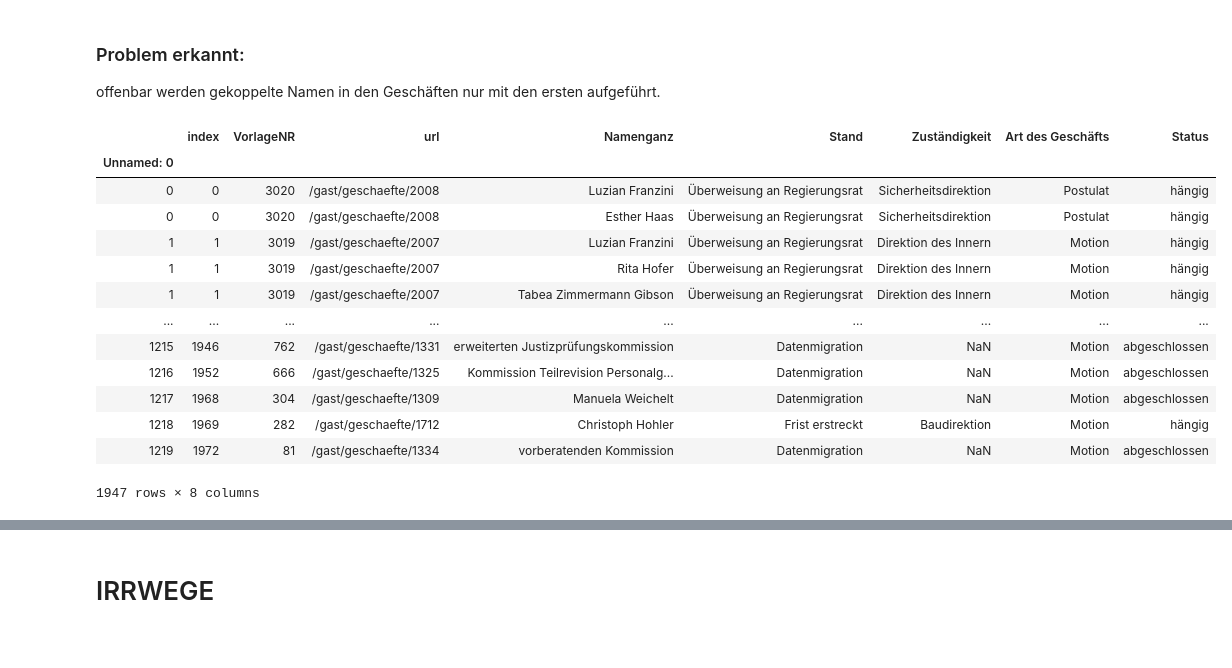
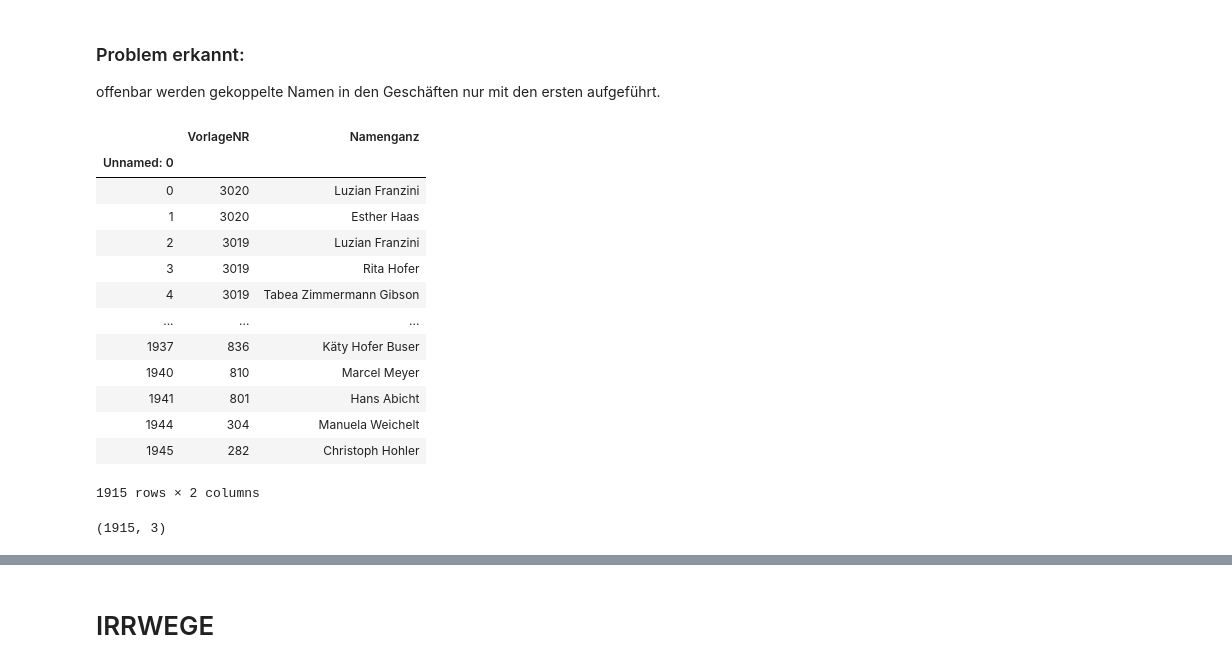
Before and after one commit to ZoeGwerder/cas-ddj, a Jupyter notebook: Projekt Kantonsrat/02 Namen aus Geschäftsnamen rausziehen mit Split.ipynb, the cells around one changed output, grey strips where cells are left out. Cells and saved outputs as stored; diff of their text form; code cells hidden in the pictures.

Commit message:
ein tag
DAten bereinigt bis zur Plottreife

```diff
--- a/Projekt Kantonsrat/02 Namen aus Geschäftsnamen rausziehen mit Split.ipynb
+++ b/Projekt Kantonsrat/02 Namen aus Geschäftsnamen rausziehen mit Split.ipynb
@@ -123,20 +128,23 @@ df_ex[df_ex['Namenganz'].str.contains("Langenegger")]
+# %%
+# Hier nun das im Excel bereinigte Sheet
+df_ex_ber=pd.read_excel("KRFrames/df_ex_cl_geputzt.xlsx")
 # %% [markdown]
 ### Problem erkannt:
 offenbar werden gekoppelte Namen in den Geschäften nur mit den ersten aufgeführt.
 # %%
-df_ex.set_index("Unnamed: 0")
+df_ex_ber.set_index("Unnamed: 0")
 # %% [output]
-|  | index | VorlageNR | url | Namenganz | Stand | Zuständigkeit | Art des Geschäfts | Status |
-| Unnamed: 0 |  |  |  |  |  |  |  |  |
-| 0 | 0 | 3020 | /gast/geschaefte/2008 | Luzian Franzini | Überweisung an Regierungsrat | Sicherheitsdirektion | Postulat | hängig |
-| 0 | 0 | 3020 | /gast/geschaefte/2008 | Esther Haas | Überweisung an Regierungsrat | Sicherheitsdirektion | Postulat | hängig |
-| 1 | 1 | 3019 | /gast/geschaefte/2007 | Luzian Franzini | Überweisung an Regierungsrat | Direktion des Innern | Motion | hängig |
-| 1 | 1 | 3019 | /gast/geschaefte/2007 | Rita Hofer | Überweisung an Regierungsrat | Direktion des Innern | Motion | hängig |
-| 1 | 1 | 3019 | /gast/geschaefte/2007 | Tabea Zimmermann Gibson | Überweisung an Regierungsrat | Direktion des Innern | Motion | hängig |
-| ... | ... | ... | ... | ... | ... | ... | ... | ... |
-| 1215 | 1946 | 762 | /gast/geschaefte/1331 | erweiterten Justizprüfungskommission | Datenmigration | NaN | Motion | abgeschlossen |
-| 1216 | 1952 | 666 | /gast/geschaefte/1325 | Kommission Teilrevision Personalg... | Datenmigration | NaN | Motion | abgeschlossen |
-| 1217 | 1968 | 304 | /gast/geschaefte/1309 | Manuela Weichelt | Datenmigration | NaN | Motion | abgeschlossen |
-| 1218 | 1969 | 282 | /gast/geschaefte/1712 | Christoph Hohler | Frist erstreckt | Baudirektion | Motion | hängig |
-| 1219 | 1972 | 81 | /gast/geschaefte/1334 | vorberatenden Kommission | Datenmigration | NaN | Motion | abgeschlossen |
+|  | VorlageNR | Namenganz |
+| Unnamed: 0 |  |  |
+| 0 | 3020 | Luzian Franzini |
+| 1 | 3020 | Esther Haas |
+| 2 | 3019 | Luzian Franzini |
+| 3 | 3019 | Rita Hofer |
+| 4 | 3019 | Tabea Zimmermann Gibson |
+| ... | ... | ... |
+| 1937 | 836 | Käty Hofer Buser |
+| 1940 | 810 | Marcel Meyer |
+| 1941 | 801 | Hans Abicht |
+| 1944 | 304 | Manuela Weichelt |
+| 1945 | 282 | Christoph Hohler |
-1947 rows × 8 columns
+1915 rows × 2 columns
@@ -145,2 +151,6 @@ del df_ex["index"]
+# %%
+df_ex_ber.shape
+# %% [output]
+(1915, 3)
 # %%
 # Nun das Frame mit den Namen einlesen
```
Also changed, not shown: parts of 18 cells of this notebook, 8 other files.
